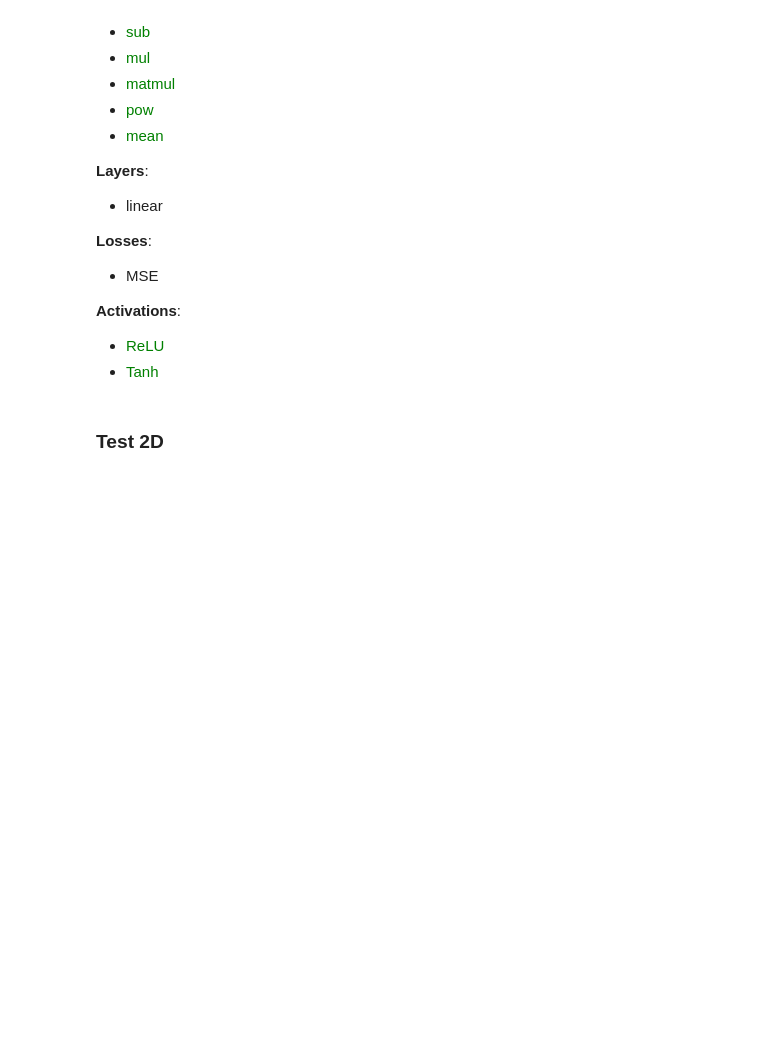
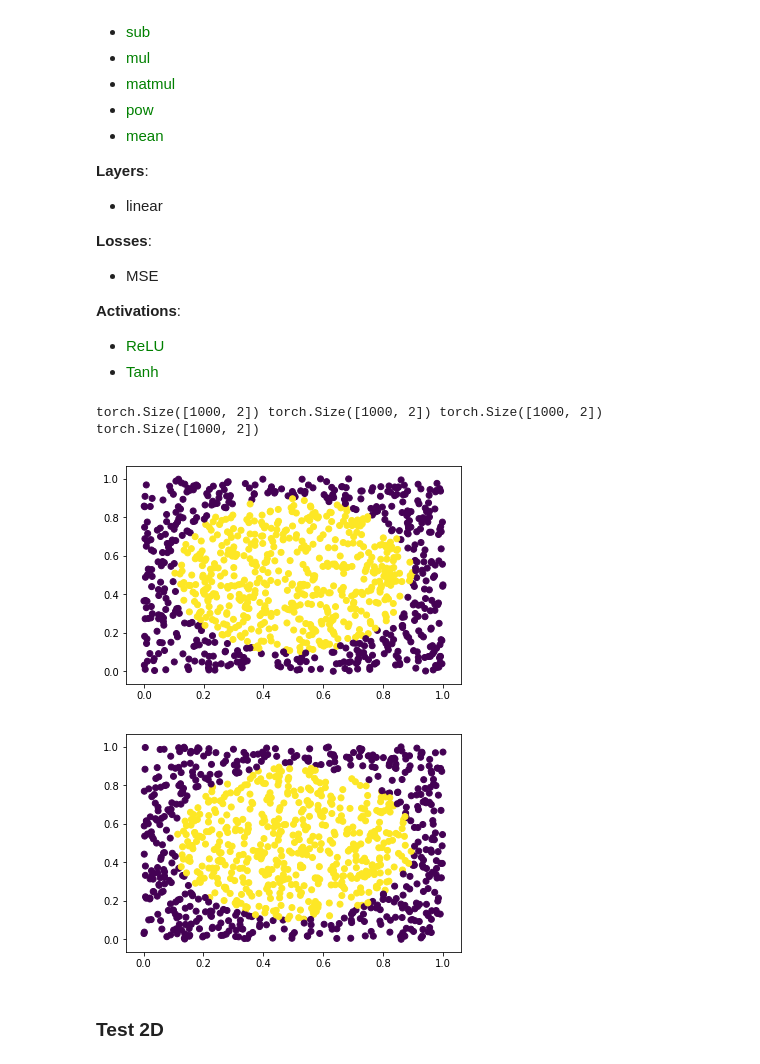
Before and after one commit to NiccoloSacchi/hotgrad, a Jupyter notebook: tests.ipynb, the cells around one changed output. Cells and saved outputs as stored; diff of their text form; code cells hidden in the pictures; blank space fills up the shorter version.

Commit message:
generate dataset in one hot encoding

```diff
--- a/tests.ipynb
+++ b/tests.ipynb
@@ -34,13 +35,22 @@ Modules to be tested:
 - <font color=green>ReLU</font>
 - <font color=green>Tanh</font>
 # %%
-X_train, X_test, y_train, y_test = generate_dataset()
+one_hot_encoding=True
+X_train, X_test, y_train, y_test = generate_dataset(one_hot_encoding=one_hot_encoding)
+print(X_train.shape, X_test.shape, y_train.shape, y_test.shape)
 
-plt.scatter(X_train[:, 0], X_train[:, 1], c=y_train)
-plt.show()
-plt.scatter(X_test[:, 0], X_test[:, 1], c=y_test)
-
-# X_train.shape, X_test.shape, y_train.shape, y_test.shape
+if one_hot_encoding:
+    plt.scatter(X_train[:, 0], X_train[:, 1], c=y_train[:, 0])
+    plt.show()
+    plt.scatter(X_test[:, 0], X_test[:, 1], c=y_test[:, 0])
+else:
+    plt.scatter(X_train[:, 0], X_train[:, 1], c=y_train)
+    plt.show()
+    plt.scatter(X_test[:, 0], X_test[:, 1], c=y_test)
+# %% [output]
+torch.Size([1000, 2]) torch.Size([1000, 2]) torch.Size([1000, 2]) torch.Size([1000, 2])
+[figure, added]
+[figure, added]
 # %% [markdown]
 ### Test 2D
 # %%
```
Also changed, not shown: parts of 2 cells of this notebook, 2 other files.
